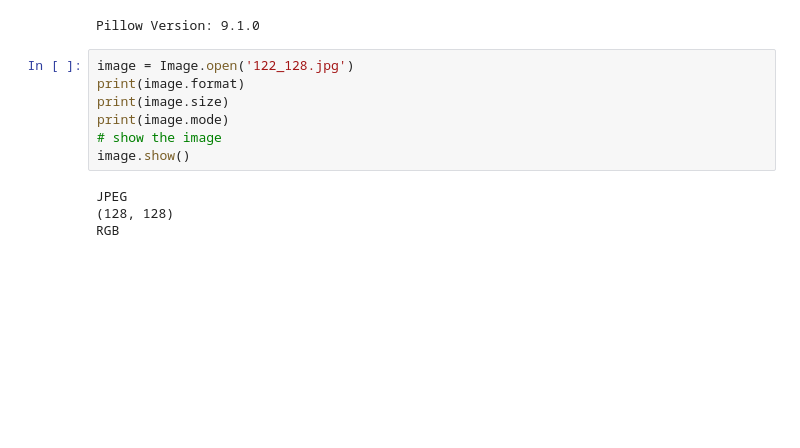
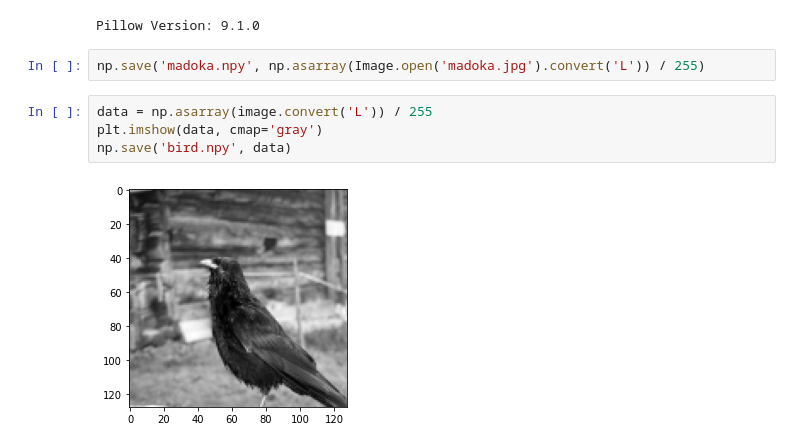
Before and after one commit to JosephSaliba01/ECSE343-Coding-Assignments, a Jupyter notebook: Assignment 4/draft.ipynb, the cells around one changed output. Cells and saved outputs as stored; diff of their text form; blank space fills up the shorter version.

```diff
--- a/Assignment 4/draft.ipynb
+++ b/Assignment 4/draft.ipynb
@@ -134,14 +134,11 @@ from matplotlib import pyplot as plt
 print('Pillow Version:', PIL.__version__)
 # %% [output]
 Pillow Version: 9.1.0
-# %%
-image = Image.open('122_128.jpg')
-print(image.format)
-print(image.size)
-print(image.mode)
-# show the image
-image.show()
-# %% [output]
-JPEG
-(128, 128)
-RGB
+# %%
+np.save('madoka.npy', np.asarray(Image.open('madoka.jpg').convert('L')) / 255)
+# %%
+data = np.asarray(image.convert('L')) / 255
+plt.imshow(data, cmap='gray')
+np.save('bird.npy', data)
+# %% [output]
+[figure, added]
```
Also changed, not shown: parts of 1 cell of this notebook, 1 other file.
